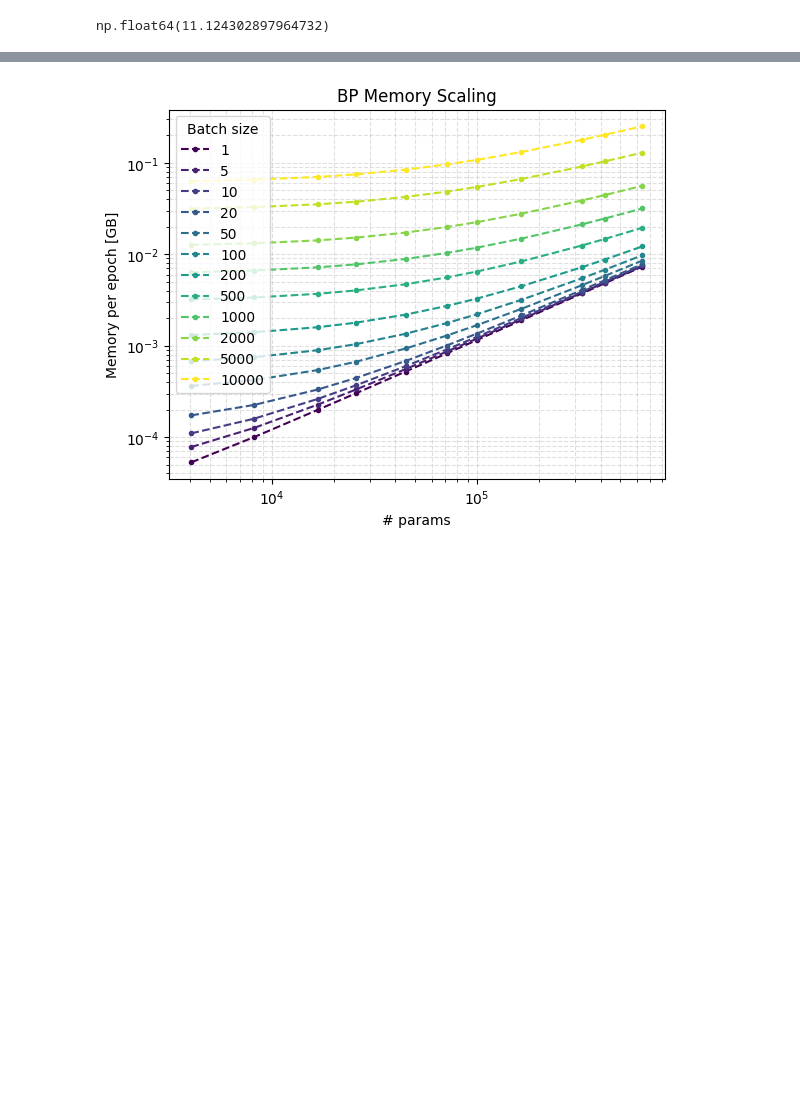
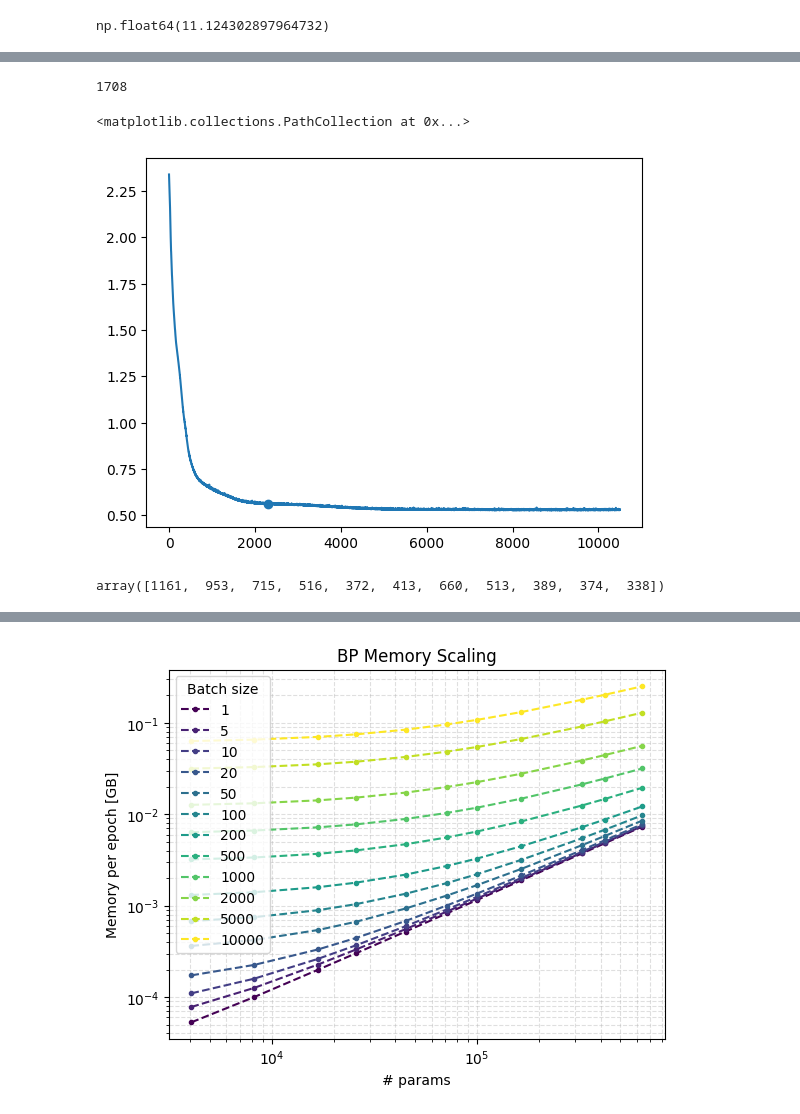
Before and after one commit to ASkalli/nonlinear_oscillator_network, a Jupyter notebook: MNIST/results/convergence_analysis_new.ipynb, the cells around one changed output, grey strips where cells are left out. Cells and saved outputs as stored; diff of their text form; code cells hidden in the pictures; blank space fills up the shorter version.

Commit message:
can start running CMA

```diff
--- a/MNIST/results/convergence_analysis_new.ipynb
+++ b/MNIST/results/convergence_analysis_new.ipynb
@@ -122,3 +122,29 @@ knee_idx_BP,loss_BP_conv,acc_BP_conv = locate_curve_knee(avg_results_BP,N_neuron
+# %%
+
+smooth_loss1 = scipy.signal.savgol_filter(results_BP1[0]['test_loss'],window_length=200,polyorder=3)
+
+plt.plot(results_BP1[0]['test_loss'])
+#plt.plot(results_BP2[0]['test_loss'])
+#plt.plot(results_BP3[0]['test_loss'])
+
+idx_start = 600
+kneedle = KneeLocator(
+        np.arange(idx_start,len(smooth_loss1)), smooth_loss1[idx_start:],
+        S=1.0,                     # sensitivity (larger -> fewer knees)
+        curve="convex",            # try "concave" if your curve bends the other way
+        direction="decreasing",    # loss goes down with epochs
+        online=False
+    )
+print(kneedle.knee)
+plt.scatter(kneedle.knee + idx_start,results_BP1[0]['test_loss'][kneedle.knee+idx_start])
+# %% [output]
+1708
+<matplotlib.collections.PathCollection at 0x...>
+[figure, added]
+# %%
+knee_idx_BP
+# %% [output]
+array([1161,  953,  715,  516,  372,  413,  660,  513,  389,  374,  338])
 # %%
 #process memory cost for the algorithm using the knee idx and the memory budget per epoch
 
```
Also changed, not shown: parts of 13 cells of this notebook, 10 other files.
